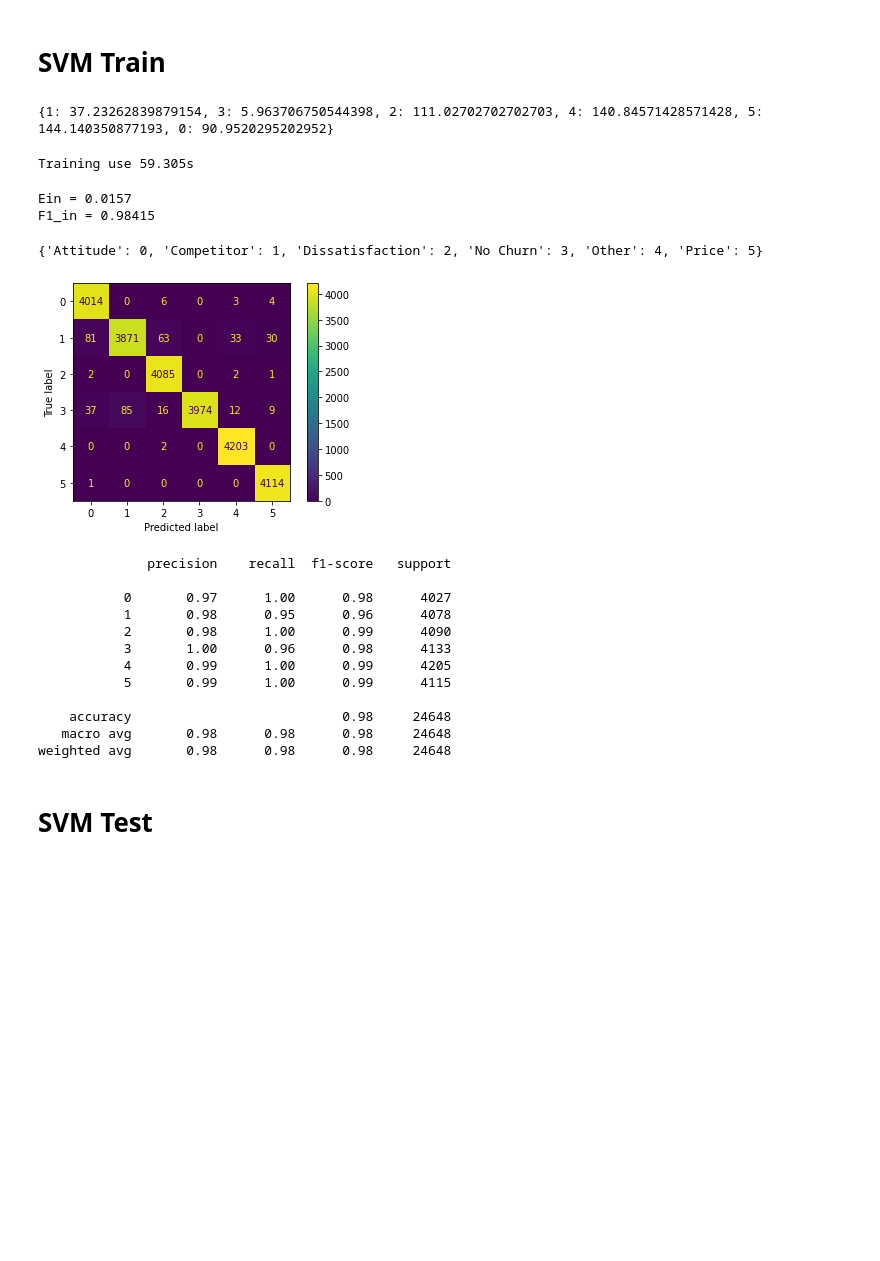
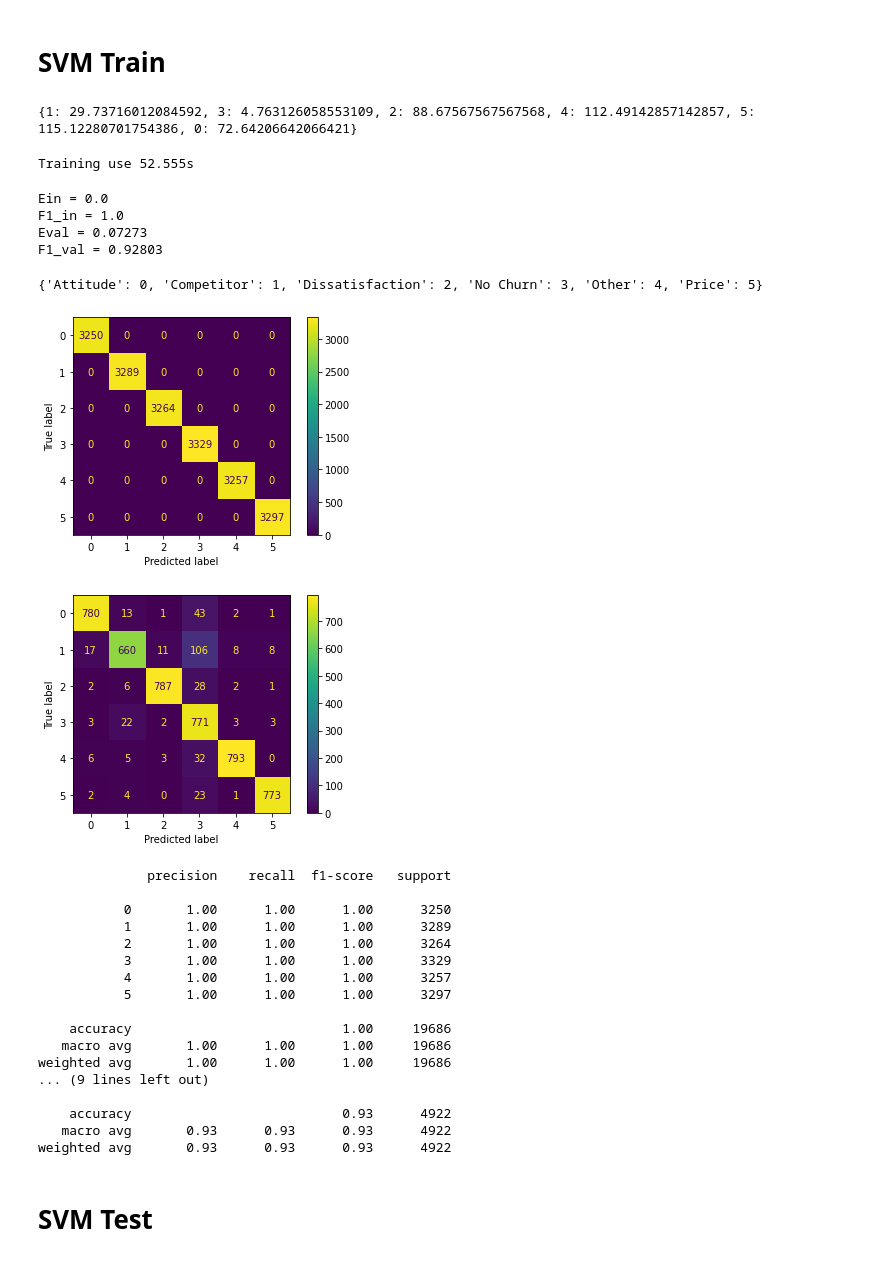
Before and after one commit to Offliners/ML2021_Fall, a Jupyter notebook: Final Project/HTML2021_Fall_svm_dnn.ipynb, the cells around one changed output. Cells and saved outputs as stored; diff of their text form; code cells hidden in the pictures; blank space fills up the shorter version.

```diff
--- a/Final Project/HTML2021_Fall_svm_dnn.ipynb
+++ b/Final Project/HTML2021_Fall_svm_dnn.ipynb
@@ -409,8 +409,9 @@ sc = StandardScaler()
 ss = StandardScaler().fit(X_train)
 X_train_std = ss.transform(X_train)
 
+train_x, val_x, train_y, val_y = train_test_split(X_train_std, y_train, test_size=0.2, random_state=seed)
 
-class_weight = {k: X_train.shape[0] / v for k, v in class_weight.items()}
+class_weight = {k: train_x.shape[0] / v for k, v in class_weight.items()}
 print(class_weight)
 
 # param_grid = {
@@ -418,50 +419,63 @@ print(class_weight)
 #     'kernel': ['rbf'], 'class_weight':['balanced', class_weight]
 # }
 # %% [output]
-{1: 37.23262839879154, 3: 5.963706750544398, 2: 111.02702702702703, 4: 140.84571428571428, 5: 144.140350877193, 0: 90.9520295202952}
+{1: 29.73716012084592, 3: 4.763126058553109, 2: 88.67567567567568, 4: 112.49142857142857, 5: 115.12280701754386, 0: 72.64206642066421}
 # %%
-svm = SVC(kernel='rbf', gamma=0.01, C=10, class_weight=class_weight)
-
-# SVM with class weight
-# svm = SVC(kernel='rbf', gamma=0.7, class_weight={0:10, 1:10, 2:10, 3:1, 4:10, 5:10})
+svm = SVC(kernel='rbf', gamma=0.1, C=10, class_weight=class_weight)
 
 start_time = time.time()
-model = svm.fit(X_train_std, y_train)
+model = svm.fit(train_x, train_y)
 end_time = time.time()
 
 print(f'Training use {round(end_time - start_time, 3)}s')
 # %% [output]
-Training use 59.305s
+Training use 52.555s
 # %%
-y_train_predict = svm.predict(X_train_std)
-Ein = np.mean(np.array(y_train_predict) != y_train)
-F1in = metrics.f1_score(y_train, y_train_predict, average='macro')
+y_train_predict = svm.predict(train_x)
+Ein = np.mean(np.array(y_train_predict) != train_y)
+F1in = metrics.f1_score(train_y, y_train_predict, average='macro')
 print(f'Ein = {round(Ein, 5)}')
 print(f'F1_in = {round(F1in, 5)}')
+
+y_val_predict = svm.predict(val_x)
+Eval = np.mean(np.array(y_val_predict) != val_y)
+F1val = metrics.f1_score(val_y, y_val_predict, average='macro')
+print(f'Eval = {round(Eval, 5)}')
+print(f'F1_val = {round(F1val, 5)}')
 # %% [output]
-Ein = 0.0157
-F1_in = 0.98415
+Ein = 0.0
+F1_in = 1.0
+Eval = 0.07273
+F1_val = 0.92803
 # %%
-plot_confusion_matrix(model, X_train_std, y_train)
+plot_confusion_matrix(model, train_x, train_y)
+plot_confusion_matrix(model, val_x, val_y)
 print(encoder_map)
 # %% [output]
 {'Attitude': 0, 'Competitor': 1, 'Dissatisfaction': 2, 'No Churn': 3, 'Other': 4, 'Price': 5}
-[figure, old version]
+[figure, new version]
+[figure, added]
 # %%
-print(classification_report(y_train, y_train_predict))
+print(classification_report(train_y, y_train_predict))
+print(classification_report(val_y, y_val_predict))
 # %% [output]
               precision    recall  f1-score   support
 
-           0       0.97      1.00      0.98      4027
-           1       0.98      0.95      0.96      4078
-           2       0.98      1.00      0.99      4090
-           3       1.00      0.96      0.98      4133
-           4       0.99      1.00      0.99      4205
-           5       0.99      1.00      0.99      4115
+           0       1.00      1.00      1.00      3250
+           1       1.00      1.00      1.00      3289
+           2       1.00      1.00      1.00      3264
+           3       1.00      1.00      1.00      3329
+           4       1.00      1.00      1.00      3257
+           5       1.00      1.00      1.00      3297
 
-    accuracy                           0.98     24648
-   macro avg       0.98      0.98      0.98     24648
-weighted avg       0.98      0.98      0.98     24648
+    accuracy                           1.00     19686
+   macro avg       1.00      1.00      1.00     19686
+weighted avg       1.00      1.00      1.00     19686
+... (9 lines left out)
+
+    accuracy                           0.93      4922
+   macro avg       0.93      0.93      0.93      4922
+weighted avg       0.93      0.93      0.93      4922
 # %% [markdown]
 # **SVM Test**
 # %%
```
Also changed, not shown: parts of 14 cells of this notebook.
